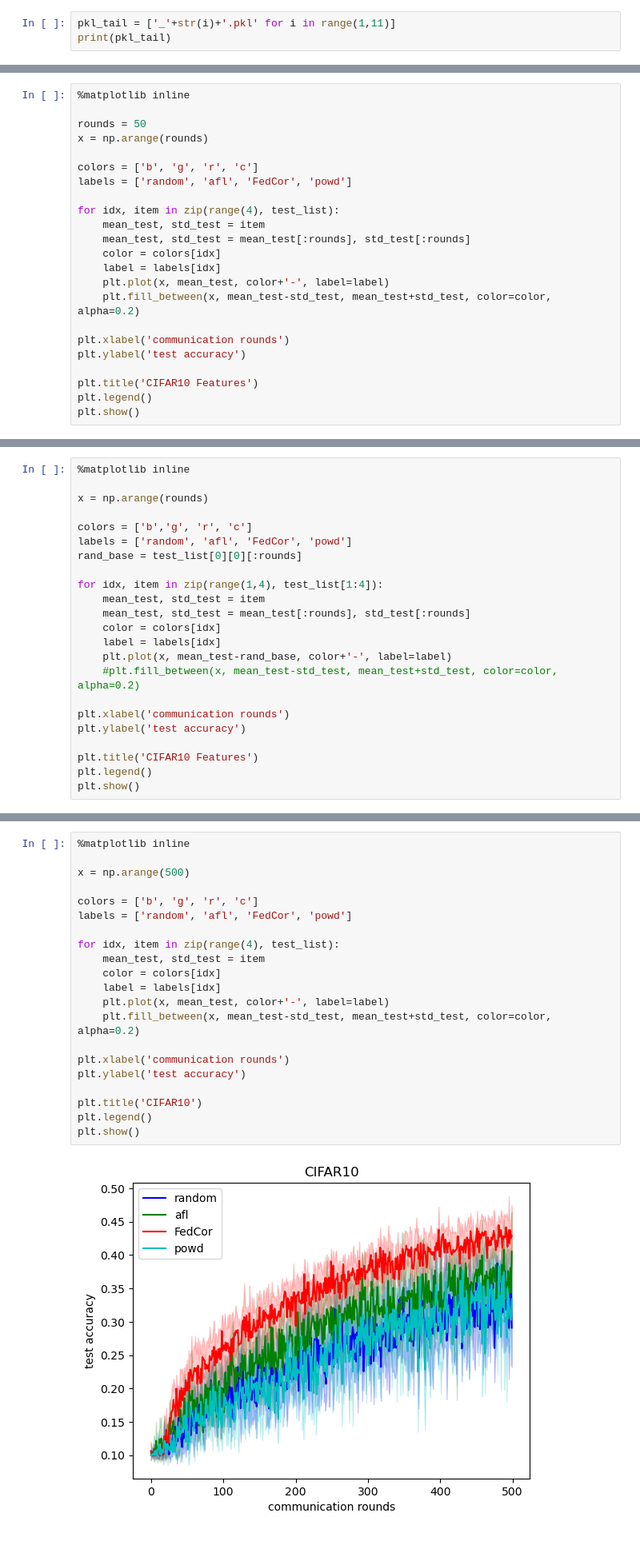
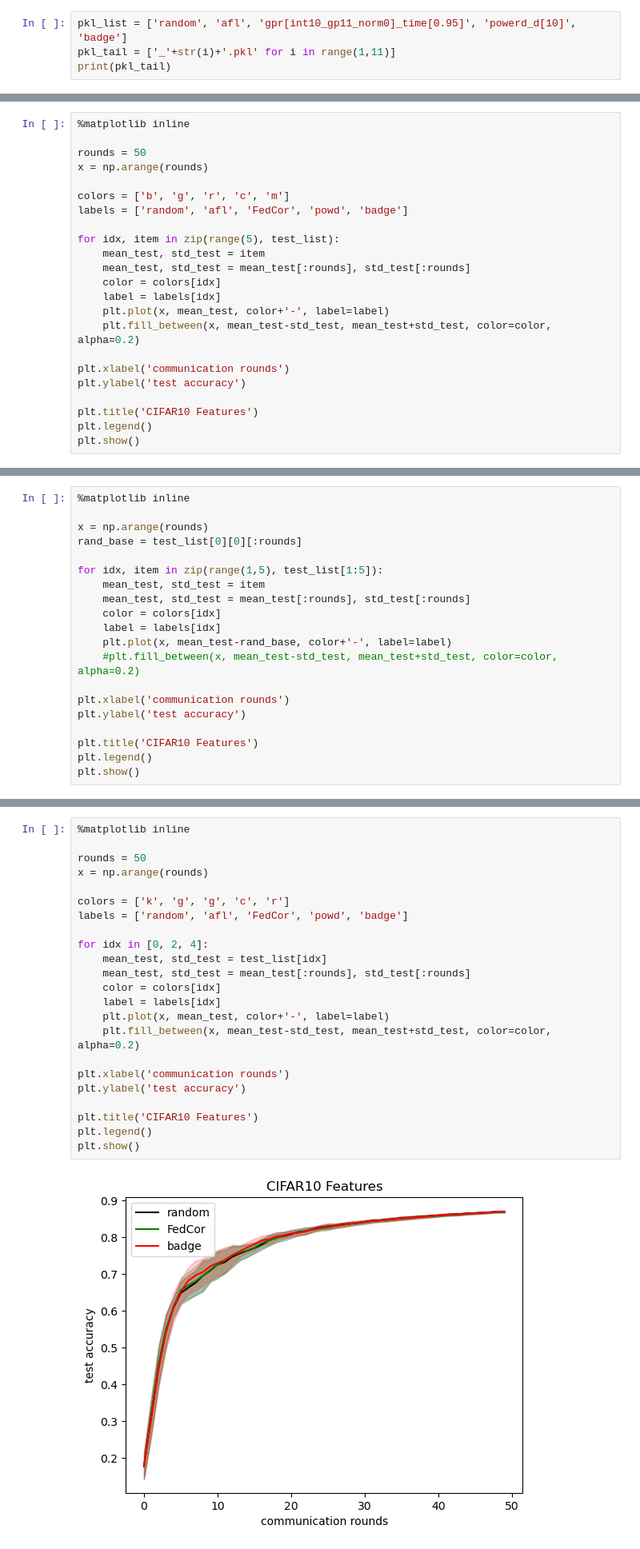
Before and after one commit to Raon1123/FedCor, a Jupyter notebook: plot.ipynb, the cells around one changed output, grey strips where cells are left out. Shown at 80% size. Cells and saved outputs as stored; diff of their text form.

```diff
--- a/plot.ipynb
+++ b/plot.ipynb
@@ -30,4 +30,5 @@ print(os.listdir(dir_path))
 # %%
+pkl_list = ['random', 'afl', 'gpr[int10_gp11_norm0]_time[0.95]', 'powerd_d[10]', 'badge']
 pkl_tail = ['_'+str(i)+'.pkl' for i in range(1,11)]
 print(pkl_tail)
 # %% [output]
@@ -79,10 +77,10 @@ for algo in pkl_list:
 rounds = 50
 x = np.arange(rounds)
 
-colors = ['b', 'g', 'r', 'c']
-labels = ['random', 'afl', 'FedCor', 'powd']
+colors = ['b', 'g', 'r', 'c', 'm']
+labels = ['random', 'afl', 'FedCor', 'powd', 'badge']
 
-for idx, item in zip(range(4), test_list):
+for idx, item in zip(range(5), test_list):
     mean_test, std_test = item
     mean_test, std_test = mean_test[:rounds], std_test[:rounds]
     color = colors[idx]
@@ -102,12 +100,9 @@ plt.show()
 %matplotlib inline
 
 x = np.arange(rounds)
-
-colors = ['b','g', 'r', 'c']
-labels = ['random', 'afl', 'FedCor', 'powd']
 rand_base = test_list[0][0][:rounds]
 
-for idx, item in zip(range(1,4), test_list[1:4]):
+for idx, item in zip(range(1,5), test_list[1:5]):
     mean_test, std_test = item
     mean_test, std_test = mean_test[:rounds], std_test[:rounds]
     color = colors[idx]
@@ -126,26 +121,28 @@ plt.show()
 # %%
 %matplotlib inline
 
-x = np.arange(500)
+rounds = 50
+x = np.arange(rounds)
 
-colors = ['b', 'g', 'r', 'c']
-labels = ['random', 'afl', 'FedCor', 'powd']
+colors = ['k', 'g', 'g', 'c', 'r']
+labels = ['random', 'afl', 'FedCor', 'powd', 'badge']
 
-for idx, item in zip(range(4), test_list):
-    mean_test, std_test = item
+for idx in [0, 2, 4]:
+    mean_test, std_test = test_list[idx]
+    mean_test, std_test = mean_test[:rounds], std_test[:rounds]
     color = colors[idx]
     label = labels[idx]
     plt.plot(x, mean_test, color+'-', label=label)
     plt.fill_between(x, mean_test-std_test, mean_test+std_test, color=color, alpha=0.2)
 
 plt.xlabel('communication rounds')
 plt.ylabel('test accuracy')
 
-plt.title('CIFAR10')
+plt.title('CIFAR10 Features')
 plt.legend()
 plt.show()
 # %% [output]
-[figure, old version]
+[figure, new version]
 # %%
 std_test[-10:]*100
 # %% [output]
```
Also changed, not shown: parts of 4 cells of this notebook, 3 other files.
